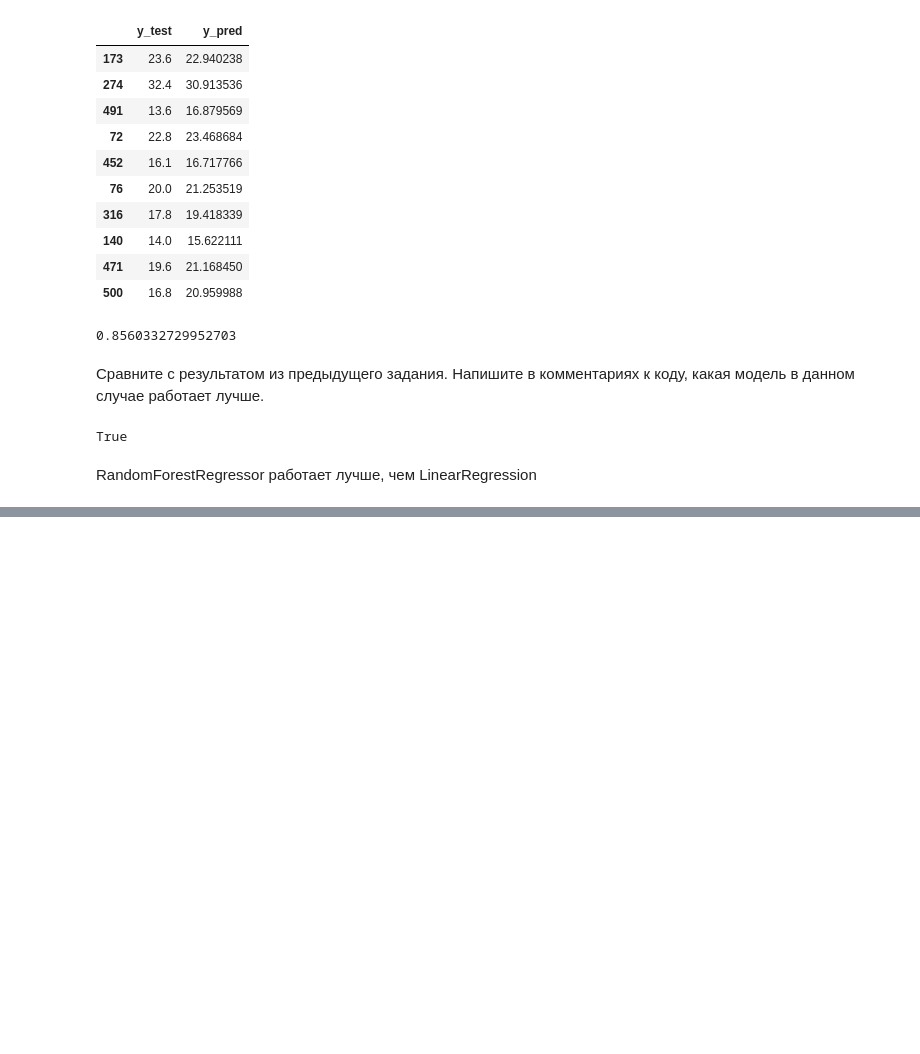
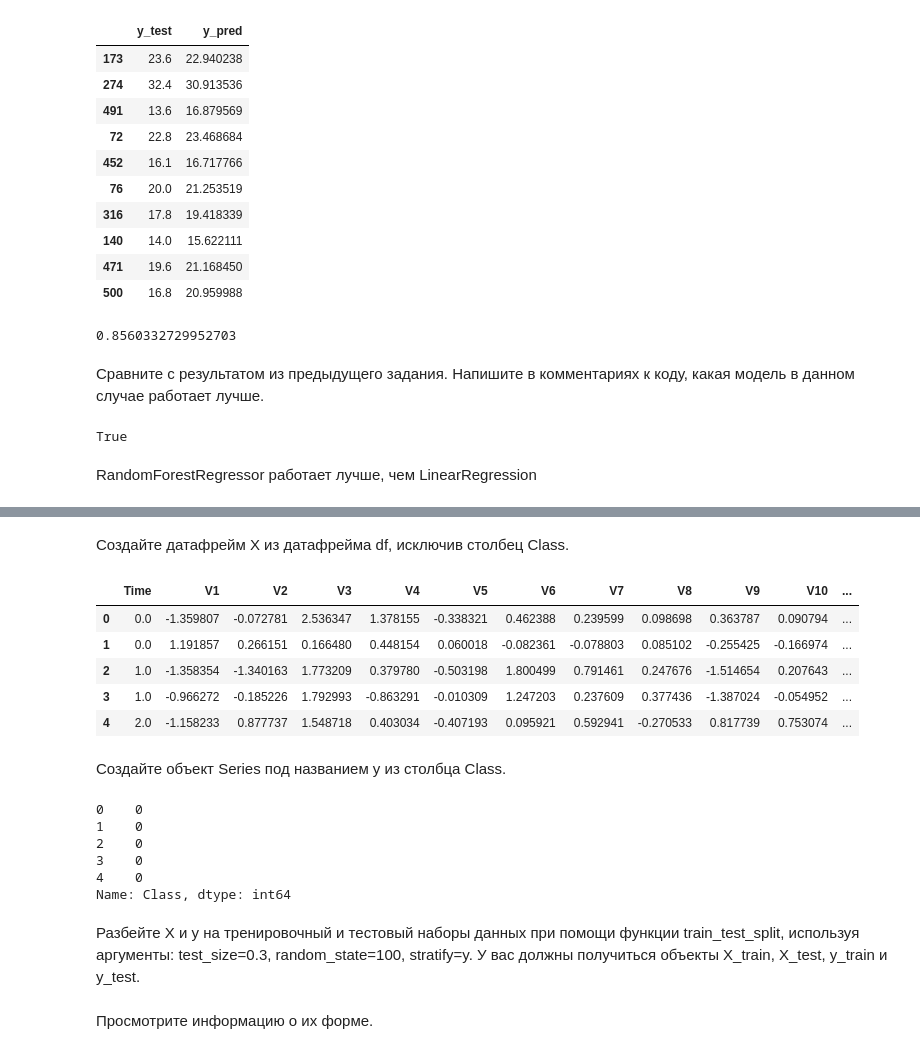
Before and after one commit to grachev-ser/Python_Ext, a Jupyter notebook: Lesson_6.ipynb, the cells around one changed output, grey strips where cells are left out. Saved outputs shown, nothing was run; the diff lists cells and outputs as text; code cells hidden in the pictures; blank space fills up the shorter version.

```diff
--- a/Lesson_6.ipynb
+++ b/Lesson_6.ipynb
@@ -158,0 +288,26 @@ RandomForestRegressor работает лучше, чем LinearRegression
+# %% [markdown]
+Создайте датафрейм X из датафрейма df, исключив столбец Class.
+# %%
+X = df.drop("Class", axis=1)
+X.head()
+# %% [output]
+|  | Time | V1 | V2 | V3 | V4 | V5 | V6 | V7 | V8 | V9 | V10 | ... |
+| 0 | 0.0 | -1.359807 | -0.072781 | 2.536347 | 1.378155 | -0.338321 | 0.462388 | 0.239599 | 0.098698 | 0.363787 | 0.090794 | ... |
+| 1 | 0.0 | 1.191857 | 0.266151 | 0.166480 | 0.448154 | 0.060018 | -0.082361 | -0.078803 | 0.085102 | -0.255425 | -0.166974 | ... |
+| 2 | 1.0 | -1.358354 | -1.340163 | 1.773209 | 0.379780 | -0.503198 | 1.800499 | 0.791461 | 0.247676 | -1.514654 | 0.207643 | ... |
+| 3 | 1.0 | -0.966272 | -0.185226 | 1.792993 | -0.863291 | -0.010309 | 1.247203 | 0.237609 | 0.377436 | -1.387024 | -0.054952 | ... |
+| 4 | 2.0 | -1.158233 | 0.877737 | 1.548718 | 0.403034 | -0.407193 | 0.095921 | 0.592941 | -0.270533 | 0.817739 | 0.753074 | ... |
+# %% [markdown]
+Создайте объект Series под названием y из столбца Class.
+# %%
+y = df["Class"]
+y.head()
+# %% [output]
+0    0
+1    0
+2    0
+3    0
+4    0
+Name: Class, dtype: int64
+# %% [markdown]
+Разбейте X и y на тренировочный и тестовый наборы данных при помощи функции train_test_split, используя аргументы: test_size=0.3, random_state=100, stratify=y. У вас должны получиться объекты X_train, X_test, y_train и y_test.
@@ -158,0 +316,2 @@ RandomForestRegressor работает лучше, чем LinearRegression
+# %% [markdown]
+Просмотрите информацию о их форме.
```
Also changed, not shown: parts of 41 cells of this notebook.
